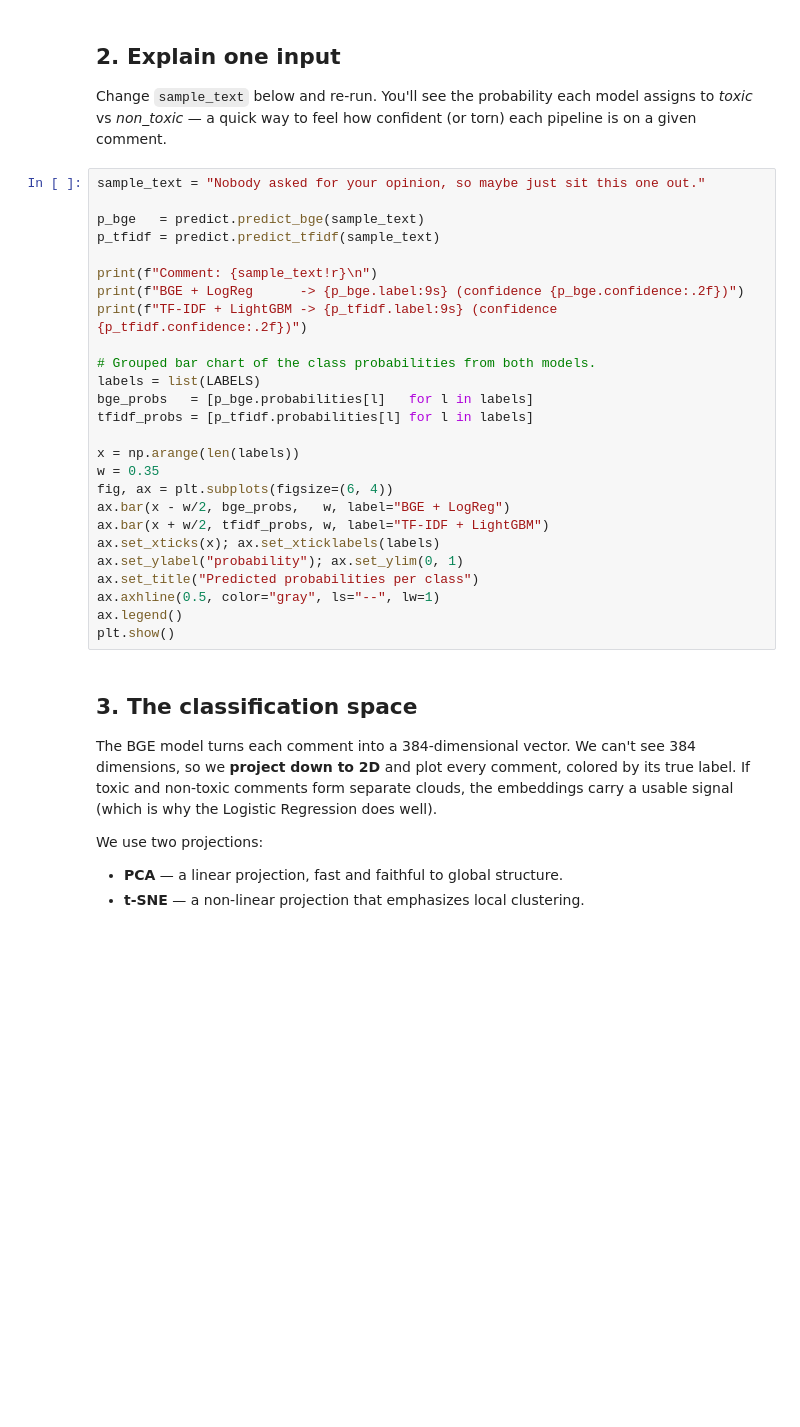
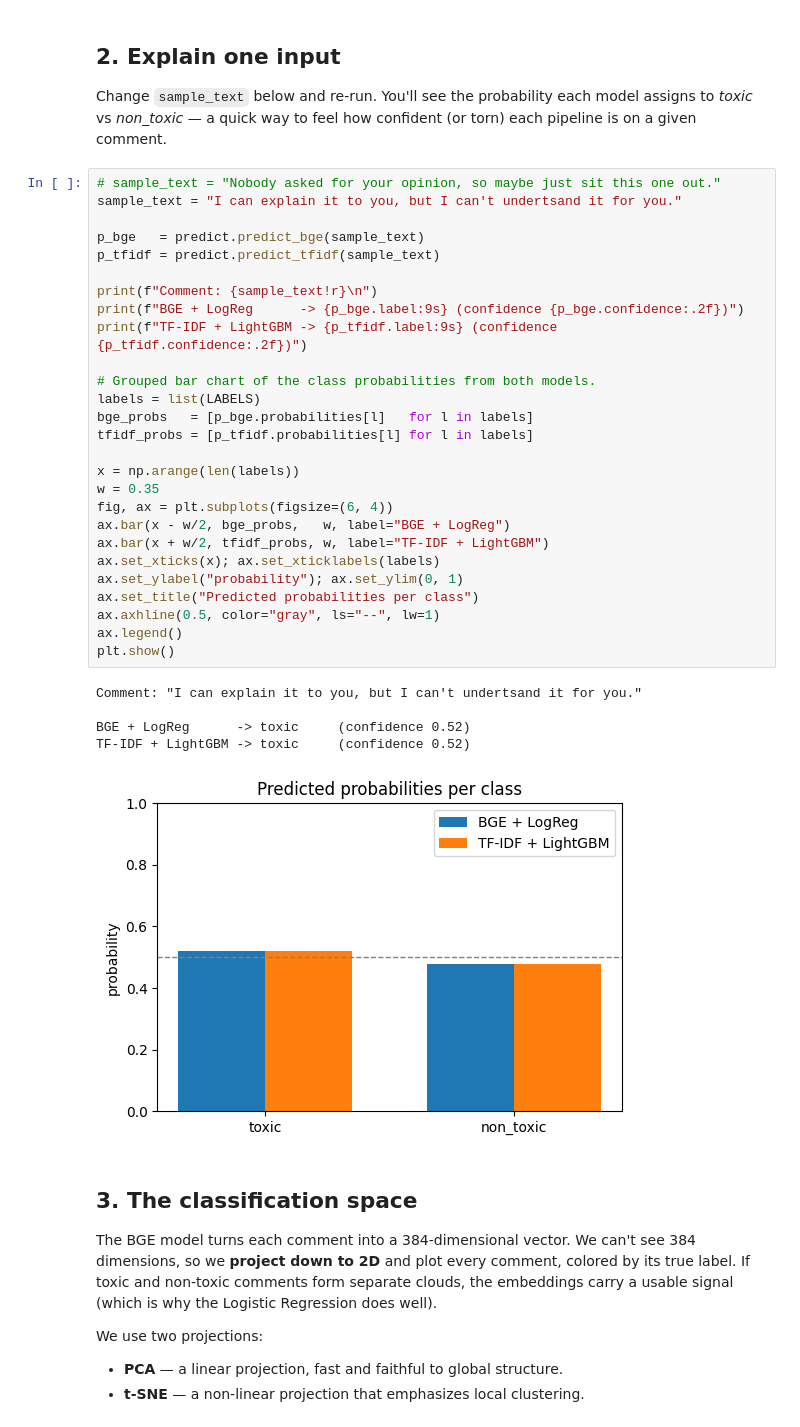
Before and after one commit to cwebber314/is_it_toxic, a Jupyter notebook: explore.ipynb, the cells around one changed output. Cells and saved outputs as stored; diff of their text form; blank space fills up the shorter version.

```diff
--- a/explore.ipynb
+++ b/explore.ipynb
@@ -65,31 +89,38 @@ Change `sample_text` below and re-run. You'll see the probability each model
 assigns to *toxic* vs *non_toxic* — a quick way to feel how confident (or torn)
 each pipeline is on a given comment.
 # %%
-sample_text = "Nobody asked for your opinion, so maybe just sit this one out."
+# sample_text = "Nobody asked for your opinion, so maybe just sit this one out."
+sample_text = "I can explain it to you, but I can't undertsand it for you."
 
 p_bge   = predict.predict_bge(sample_text)
 p_tfidf = predict.predict_tfidf(sample_text)
 
 print(f"Comment: {sample_text!r}\n")
 print(f"BGE + LogReg      -> {p_bge.label:9s} (confidence {p_bge.confidence:.2f})")
 print(f"TF-IDF + LightGBM -> {p_tfidf.label:9s} (confidence {p_tfidf.confidence:.2f})")
 
 # Grouped bar chart of the class probabilities from both models.
 labels = list(LABELS)
 bge_probs   = [p_bge.probabilities[l]   for l in labels]
 tfidf_probs = [p_tfidf.probabilities[l] for l in labels]
 
 x = np.arange(len(labels))
 w = 0.35
 fig, ax = plt.subplots(figsize=(6, 4))
 ax.bar(x - w/2, bge_probs,   w, label="BGE + LogReg")
 ax.bar(x + w/2, tfidf_probs, w, label="TF-IDF + LightGBM")
 ax.set_xticks(x); ax.set_xticklabels(labels)
 ax.set_ylabel("probability"); ax.set_ylim(0, 1)
 ax.set_title("Predicted probabilities per class")
 ax.axhline(0.5, color="gray", ls="--", lw=1)
 ax.legend()
 plt.show()
+# %% [output]
+Comment: "I can explain it to you, but I can't undertsand it for you."
+
+BGE + LogReg      -> toxic     (confidence 0.52)
+TF-IDF + LightGBM -> toxic     (confidence 0.52)
+[figure, added]
 # %% [markdown]
 ## 3. The classification space
 
```
Also changed, not shown: parts of 6 cells of this notebook, 9 other files.
